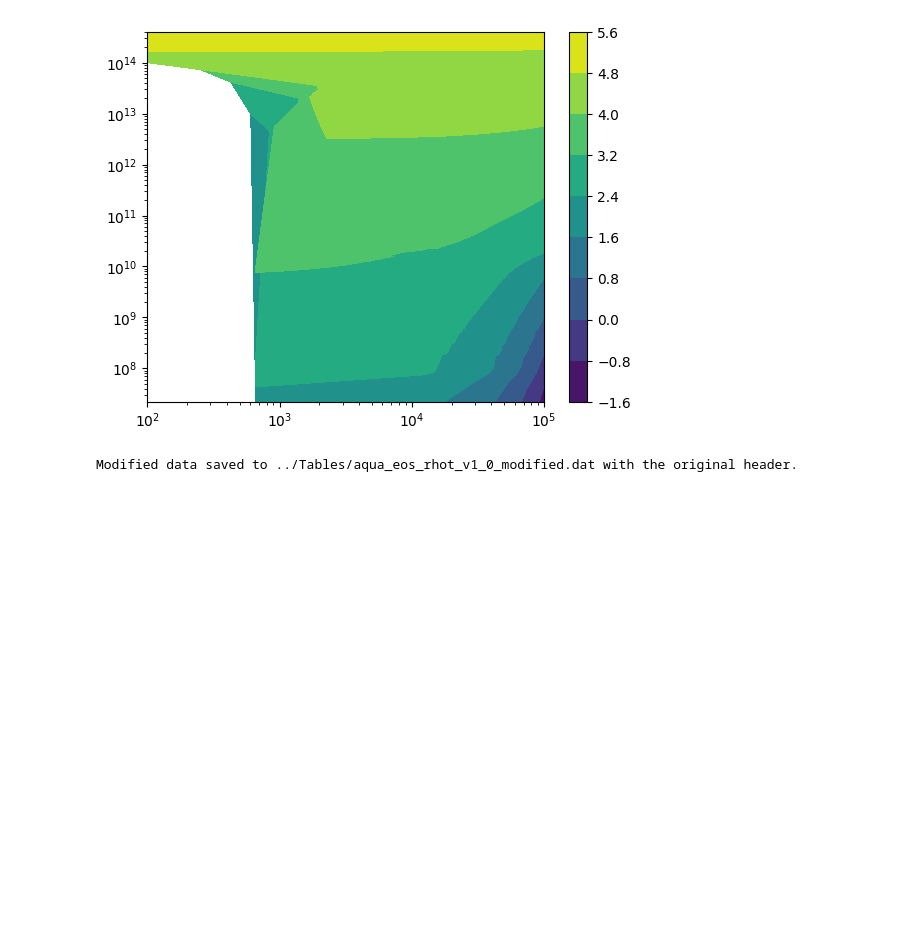
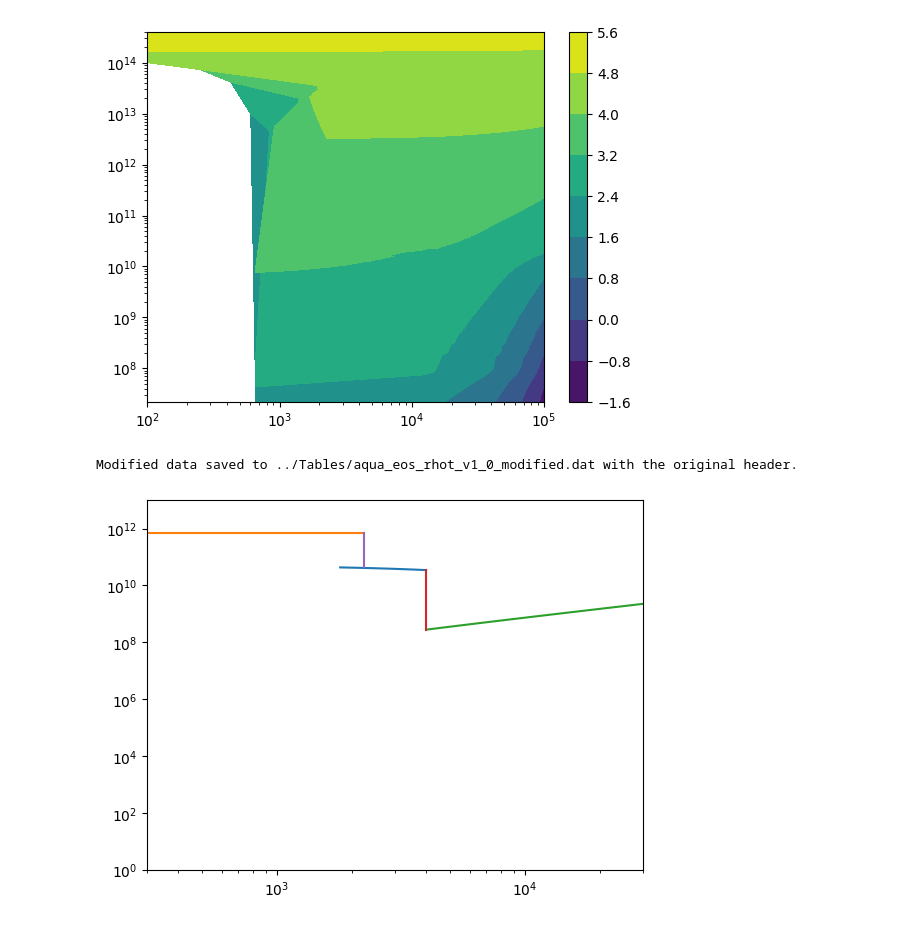
Before and after one commit to astro-pavan/AQUA, a Jupyter notebook: mazevet/phase_diagram.ipynb, the cells around one changed output. Cells and saved outputs as stored; diff of their text form; code cells hidden in the pictures; blank space fills up the shorter version.

Commit message:
Added region 7 transition boundary

```diff
--- a/mazevet/phase_diagram.ipynb
+++ b/mazevet/phase_diagram.ipynb
@@ -72,3 +72,31 @@ with open(output_file, "w") as f:
 print(f"Modified data saved to {output_file} with the original header.")
 # %% [output]
 Modified data saved to ../Tables/aqua_eos_rhot_v1_0_modified.dat with the original header.
+# %%
+T_boundary_3_7 = np.linspace(300, 2250)
+P_boundary_3_7 = 700e9 * np.ones_like(T_boundary_3_7)
+
+T_boundary_5_7 = np.linspace(1800, 4000)
+P_boundary_5_7 = 10 ** (np.log10(42e9) - np.log10(6) * (((T_boundary_5_7 / 1000) - 2) / 18))
+
+T_boundary_6_7 = np.linspace(4000, 30000)
+P_boundary_6_7 = 0.05e9 + (3e9 - 0.05e9) * (((T_boundary_6_7 / 1000) - 1) / 39)
+
+P_boundary_5_7_isothermal = np.linspace(P_boundary_5_7[-1], P_boundary_6_7[0])
+T_boundary_5_7_isothermal = 4000 * np.ones_like(P_boundary_5_7_isothermal)
+
+P_boundary_3_7_isothermal = np.linspace(P_boundary_3_7[-1], P_boundary_5_7[0])
+T_boundary_3_7_isothermal = 2250 * np.ones_like(P_boundary_5_7_isothermal)
+
+plt.plot(T_boundary_5_7, P_boundary_5_7)
+plt.plot(T_boundary_3_7, P_boundary_3_7)
+plt.plot(T_boundary_6_7, P_boundary_6_7)
+plt.plot(T_boundary_5_7_isothermal, P_boundary_5_7_isothermal)
+plt.plot(T_boundary_3_7_isothermal, P_boundary_3_7_isothermal)
+plt.xlim([300, 30000])
+plt.ylim([1, 1e13])
+plt.xscale('log')
+plt.yscale('log')
+plt.show()
+# %% [output]
+[figure, added]
```
